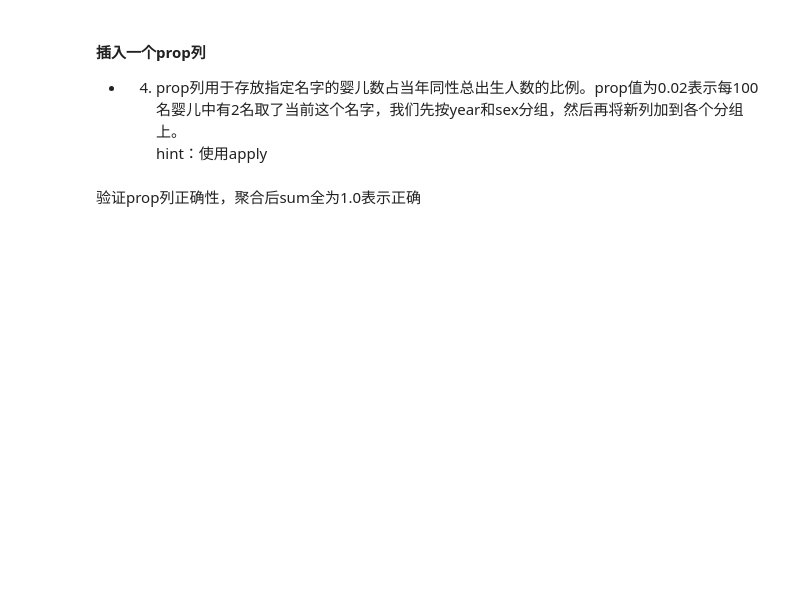
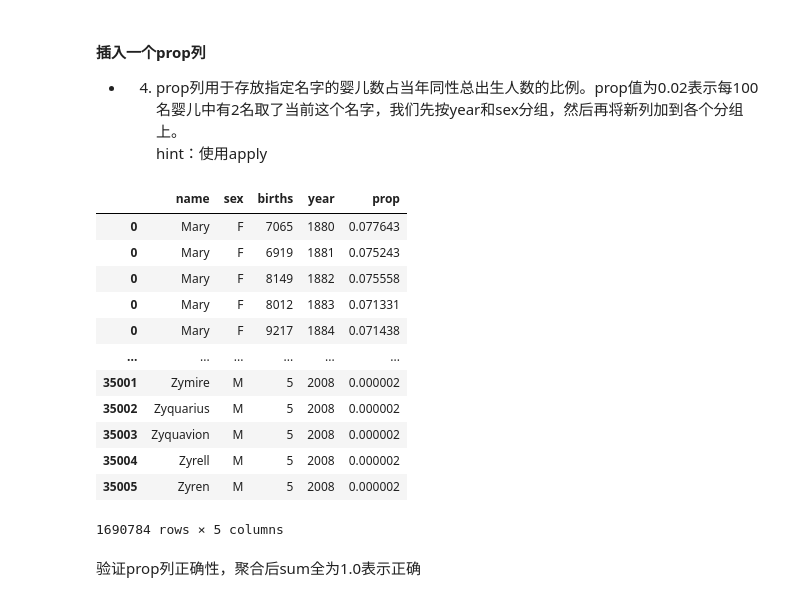
Before and after one commit to cppascalinux/pku_homework, a Jupyter notebook: week7/第六次作业-pandas.ipynb, the cells around one changed output. Drawn from its saved outputs; the diff is of its cells as text; code cells hidden in the pictures; blank space fills up the shorter version.

```diff
--- a/week7/第六次作业-pandas.ipynb
+++ b/week7/第六次作业-pandas.ipynb
@@ -111,8 +345,24 @@ hint：使用apply
 # %%
 def add_prop(group):
     group['prop'] = group.births / group.births.sum()
     return group
 # 4. 插入一个prop列
+names=names.groupby(['year','sex']).apply(add_prop)
+names
+# %% [output]
+|  | name | sex | births | year | prop |
+| 0 | Mary | F | 7065 | 1880 | 0.077643 |
+| 0 | Mary | F | 6919 | 1881 | 0.075243 |
+| 0 | Mary | F | 8149 | 1882 | 0.075558 |
+| 0 | Mary | F | 8012 | 1883 | 0.071331 |
+| 0 | Mary | F | 9217 | 1884 | 0.071438 |
+| ... | ... | ... | ... | ... | ... |
+| 35001 | Zymire | M | 5 | 2008 | 0.000002 |
+| 35002 | Zyquarius | M | 5 | 2008 | 0.000002 |
+| 35003 | Zyquavion | M | 5 | 2008 | 0.000002 |
+| 35004 | Zyrell | M | 5 | 2008 | 0.000002 |
+| 35005 | Zyren | M | 5 | 2008 | 0.000002 |
+1690784 rows × 5 columns
 # %% [markdown]
 验证prop列正确性，聚合后sum全为1.0表示正确
 # %%
```
Also changed, not shown: parts of 31 cells of this notebook, 6 other files.
